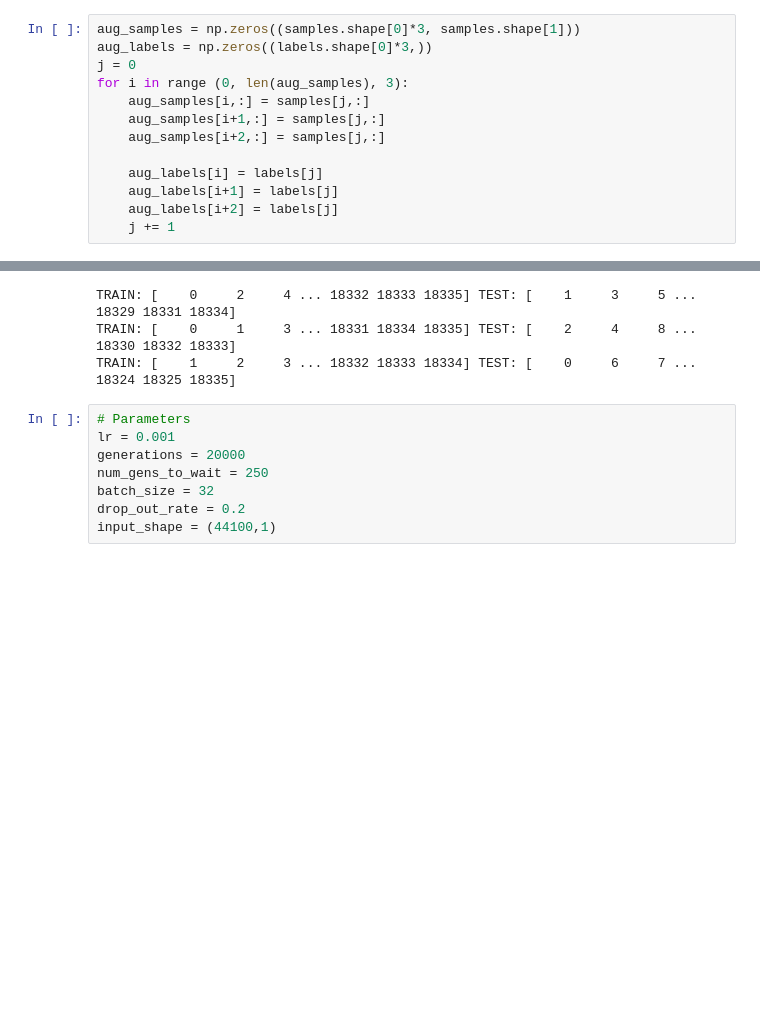
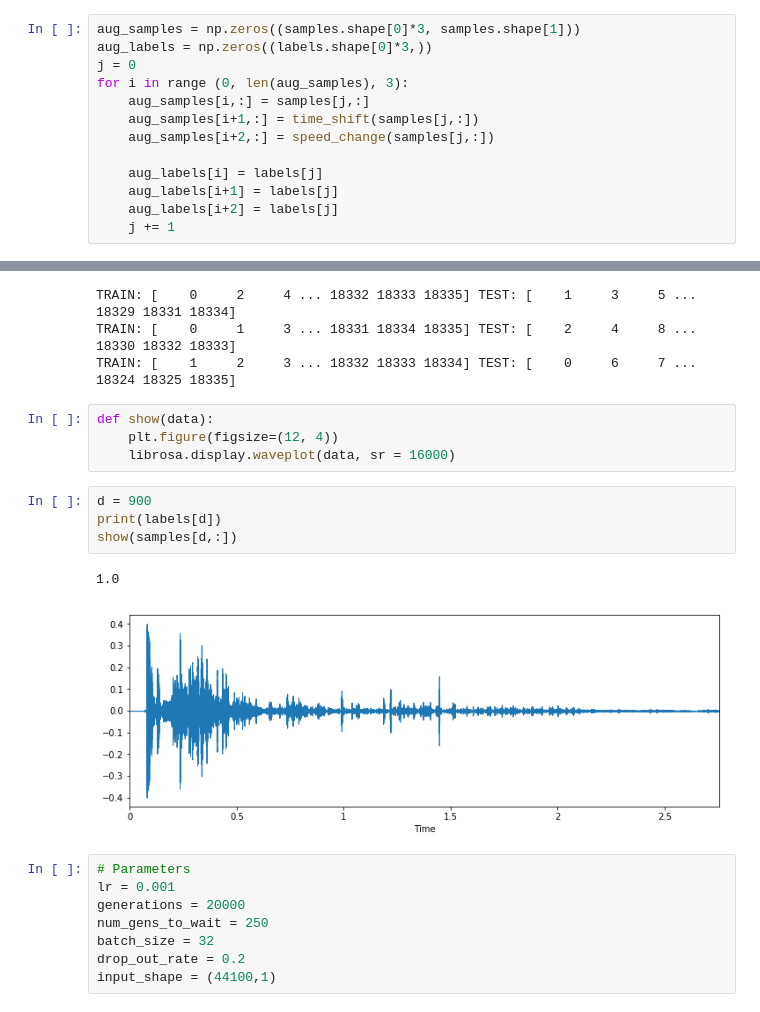
Before and after one commit to gabemagee/gunshot_detection, a Jupyter notebook: python/Ryan/gunshot_cnn_with_urban_ryan.ipynb, the cells around one changed output, grey strips where cells are left out. Saved outputs shown, nothing was run; the diff lists cells and outputs as text; blank space fills up the shorter version.

```diff
--- a/python/Ryan/gunshot_cnn_with_urban_ryan.ipynb
+++ b/python/Ryan/gunshot_cnn_with_urban_ryan.ipynb
@@ -247,8 +249,8 @@ aug_labels = np.zeros((labels.shape[0]*3,))
 j = 0
 for i in range (0, len(aug_samples), 3):
     aug_samples[i,:] = samples[j,:]
-    aug_samples[i+1,:] = samples[j,:]
-    aug_samples[i+2,:] = samples[j,:]
+    aug_samples[i+1,:] = time_shift(samples[j,:])
+    aug_samples[i+2,:] = speed_change(samples[j,:])
 
     aug_labels[i] = labels[j]
     aug_labels[i+1] = labels[j]
@@ -269,6 +271,17 @@ for train_index, test_index in kf.split(samples):
 TRAIN: [    0     2     4 ... 18332 18333 18335] TEST: [    1     3     5 ... 18329 18331 18334]
 TRAIN: [    0     1     3 ... 18331 18334 18335] TEST: [    2     4     8 ... 18330 18332 18333]
 TRAIN: [    1     2     3 ... 18332 18333 18334] TEST: [    0     6     7 ... 18324 18325 18335]
+# %%
+def show(data):
+    plt.figure(figsize=(12, 4))
+    librosa.display.waveplot(data, sr = 16000)
+# %%
+d = 900
+print(labels[d])
+show(samples[d,:])
+# %% [output]
+1.0
+[figure, added]
 # %%
 # Parameters
 lr = 0.001
```
Also changed, not shown: parts of 1 cell of this notebook.
